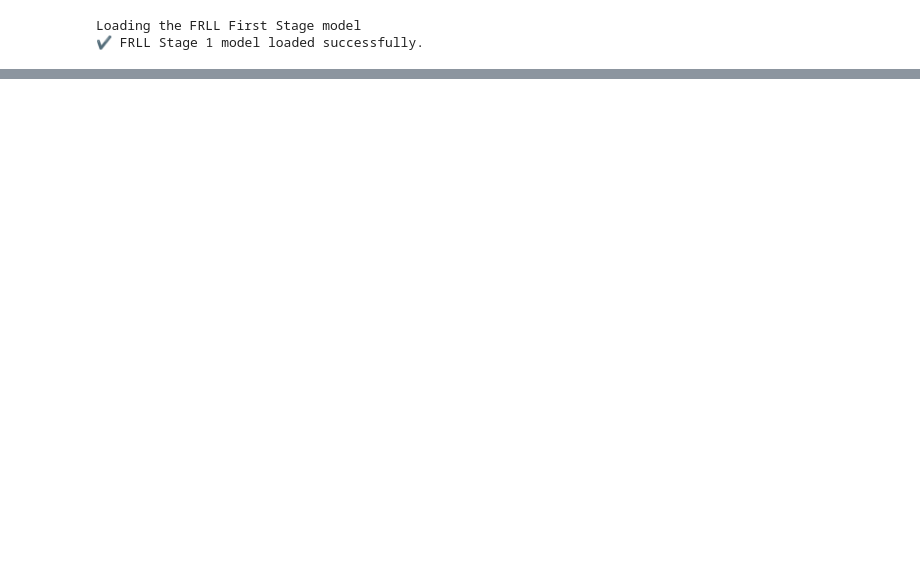
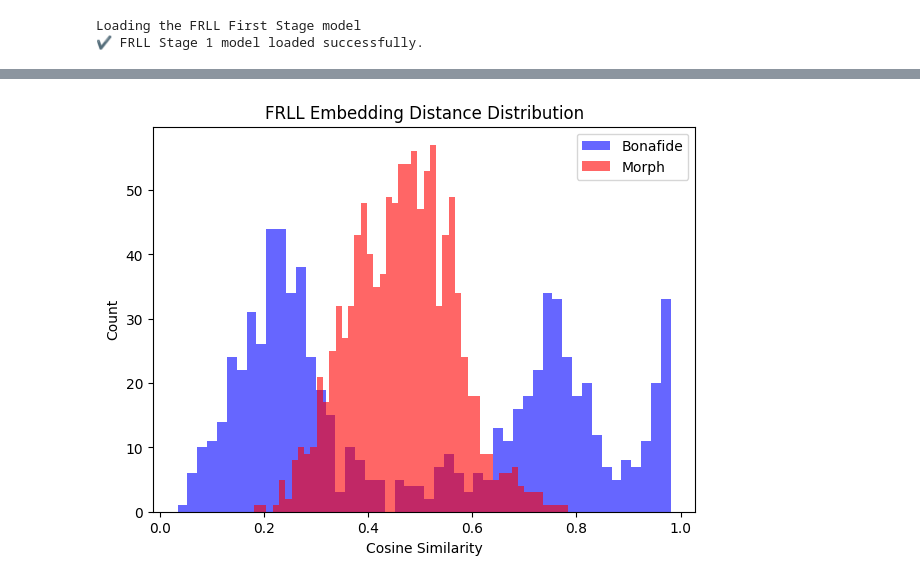
Before and after one commit to yicikek/FYP, a Jupyter notebook: D-MAD/d-madv1.ipynb, the cells around one changed output, grey strips where cells are left out. Saved outputs shown, nothing was run; the diff lists cells and outputs as text; code cells hidden in the pictures; blank space fills up the shorter version.

```diff
--- a/D-MAD/d-madv1.ipynb
+++ b/D-MAD/d-madv1.ipynb
@@ -1528,0 +1604,8 @@ plot_cosine_distribution(all_cos1, all_labels1, "FRLL Cosine Distribution")
+# %%
+print("Loading the FRLL First Stage model ")
+
+dmad_model.load_state_dict(
+    torch.load("dmad_frll_stage5.pth", map_location=device)
+)
+
+print("✔ FRLL Stage 1 model loaded successfully.")
@@ -1528,0 +1615,29 @@ plot_cosine_distribution(all_cos1, all_labels1, "FRLL Cosine Distribution")
+# %%
+# =======================================================
+# STAGE 2 — FULL FINE-TUNING (Encoder unfreeze)
+# =======================================================
+print("\n🔓 Stage 2: Unfreezing encoder for full fine-tuning...")
+
+for p in dmad_model.encoder.parameters():
+    p.requires_grad = True   # unfreeze encoder
+
+optimizer_ft2 = optim.AdamW(
+    dmad_model.parameters(),
+    lr=1e-5,           # smaller LR for stability
+    weight_decay=1e-5
+)
+
+FRLL_STAGE2 = "/kaggle/working/dmad_frll_stage6.pth"
+
+dmad_model = train_dmad(
+    model=dmad_model,
+    train_loader=frll_finetune_loader,
+    val_loader=dmad_val_loader,
+    optimizer=optimizer_ft2,
+    num_epochs=3,
+    freeze_epochs=0,        # ❗ FULLY UNFROZEN — no auto-freeze
+    reset_checkpoint=True
+)
+
+torch.save(dmad_model.state_dict(), FRLL_STAGE2)
+print(f"\n🔥 Fine-tuning complete. Saved to {FRLL_STAGE2}")
@@ -1528,0 +1732,4 @@ plot_cosine_distribution(all_cos1, all_labels1, "FRLL Cosine Distribution")
+# %%
+plot_embedding_distance_distribution(dmad_model, frll_test_loader,device)
+# %% [output]
+[figure, added]
```
Also changed, not shown: parts of 35 cells of this notebook.
